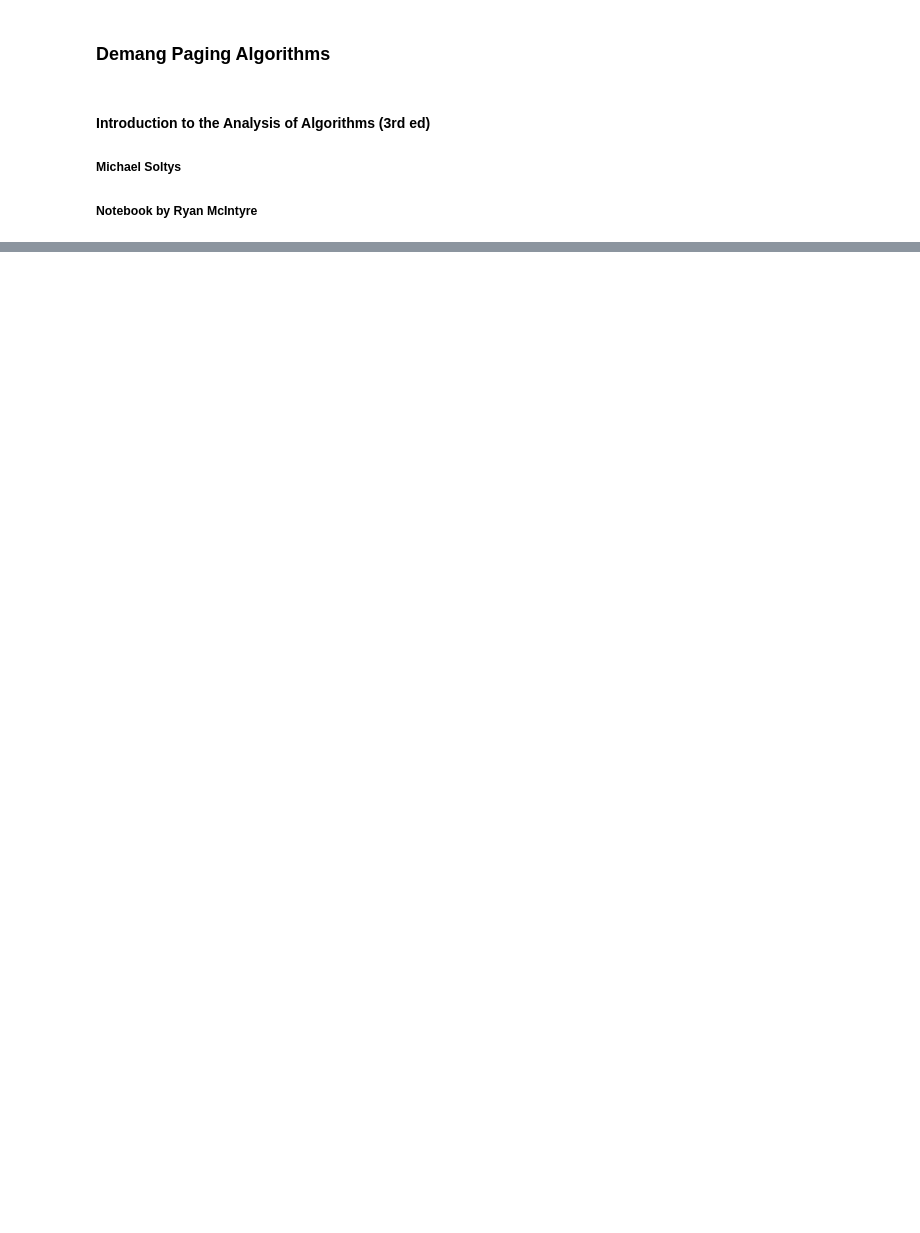
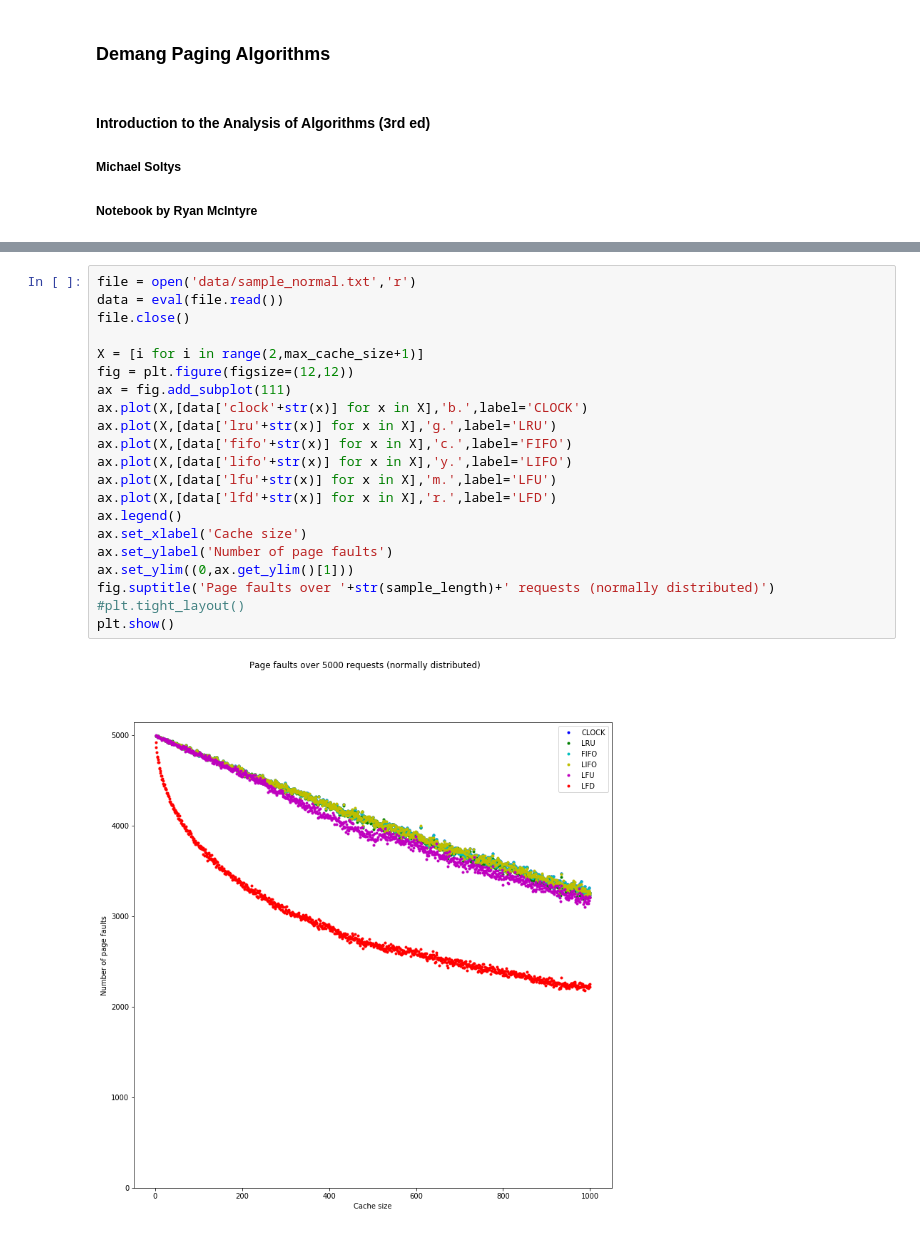
Before and after one commit to michaelsoltys/IAA-Code, a Jupyter notebook: Problems/5.30/Solution-1/problem-5.30.ipynb, the cells around one changed output, grey strips where cells are left out. Drawn from its saved outputs; the diff is of its cells as text; blank space fills up the shorter version.

```diff
--- a/Problems/5.30/Solution-1/problem-5.30.ipynb
+++ b/Problems/5.30/Solution-1/problem-5.30.ipynb
@@ -102,0 +166,23 @@ plt.show()
+# %%
+file = open('data/sample_normal.txt','r')
+data = eval(file.read())
+file.close()
+
+X = [i for i in range(2,max_cache_size+1)]
+fig = plt.figure(figsize=(12,12))
+ax = fig.add_subplot(111)
+ax.plot(X,[data['clock'+str(x)] for x in X],'b.',label='CLOCK')
+ax.plot(X,[data['lru'+str(x)] for x in X],'g.',label='LRU')
+ax.plot(X,[data['fifo'+str(x)] for x in X],'c.',label='FIFO')
+ax.plot(X,[data['lifo'+str(x)] for x in X],'y.',label='LIFO')
+ax.plot(X,[data['lfu'+str(x)] for x in X],'m.',label='LFU')
+ax.plot(X,[data['lfd'+str(x)] for x in X],'r.',label='LFD')
+ax.legend()
+ax.set_xlabel('Cache size')
+ax.set_ylabel('Number of page faults')
+ax.set_ylim((0,ax.get_ylim()[1]))
+fig.suptitle('Page faults over '+str(sample_length)+' requests (normally distributed)')
+#plt.tight_layout()
+plt.show()
+# %% [output]
+[figure, added]
```
Also changed, not shown: parts of 8 cells of this notebook, 4 other files.
